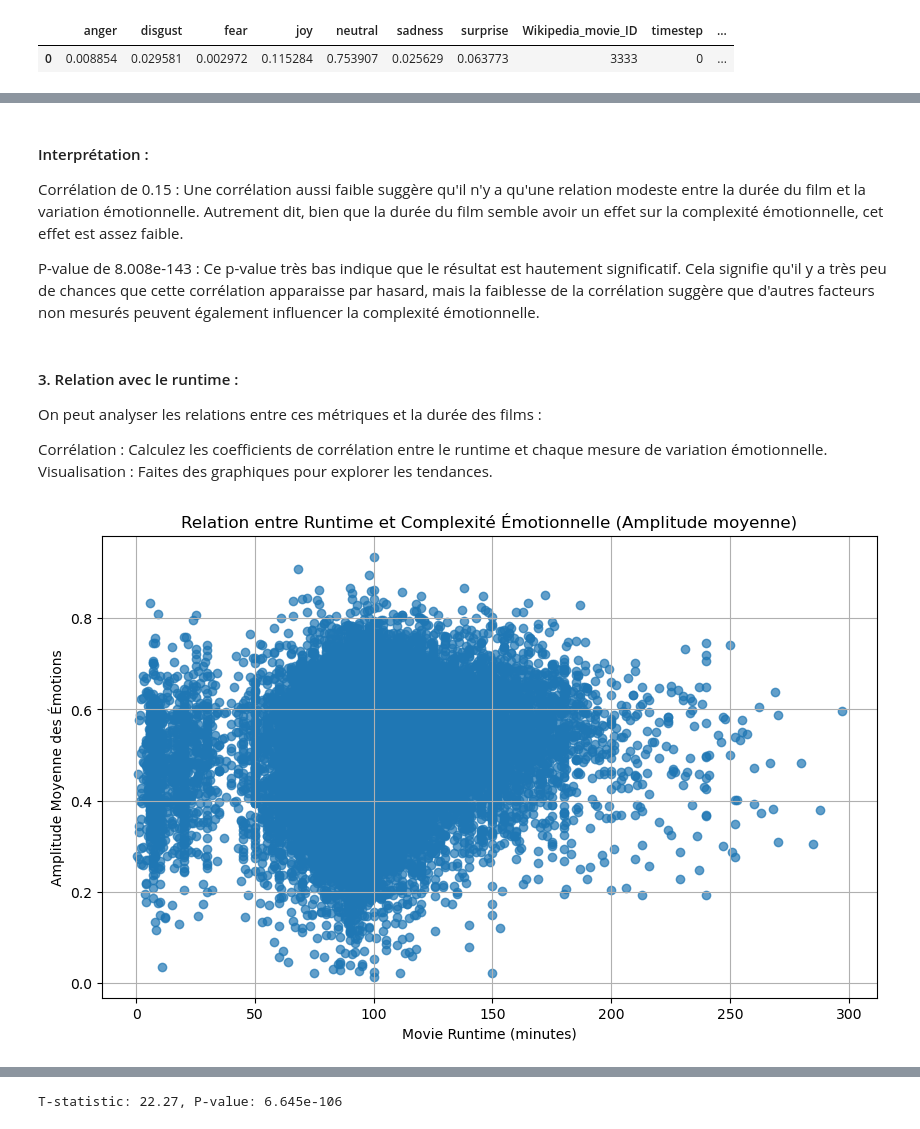
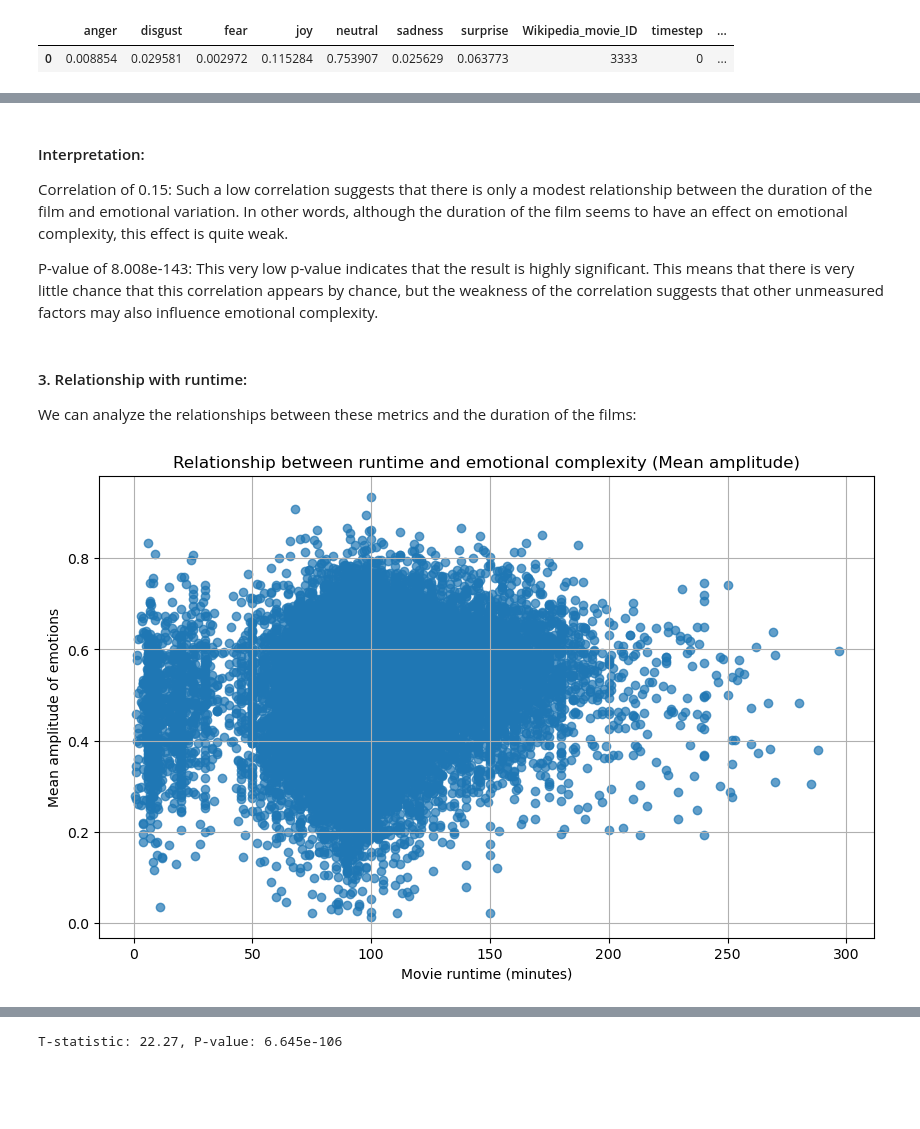
Before and after one commit to epfl-ada/ada-2024-project-dataffoneurs, a Jupyter notebook: src/scripts/notebooks/emotional_complexity.ipynb, the cells around one changed output, grey strips where cells are left out. Drawn from its saved outputs; the diff is of its cells as text; code cells hidden in the pictures; blank space fills up the shorter version.

```diff
--- a/src/scripts/notebooks/emotional_complexity.ipynb
+++ b/src/scripts/notebooks/emotional_complexity.ipynb
@@ -195,32 +182,29 @@ Corrélation : 0.15, P-value : 8.008e-143
 # %% [markdown]
-#### Interprétation :
-Corrélation de 0.15 : Une corrélation aussi faible suggère qu'il n'y a qu'une relation modeste entre la durée du film et la variation émotionnelle. Autrement dit, bien que la durée du film semble avoir un effet sur la complexité émotionnelle, cet effet est assez faible.
+#### Interpretation:
+Correlation of 0.15: Such a low correlation suggests that there is only a modest relationship between the duration of the film and emotional variation. In other words, although the duration of the film seems to have an effect on emotional complexity, this effect is quite weak.
 
-P-value de 8.008e-143 : Ce p-value très bas indique que le résultat est hautement significatif. Cela signifie qu'il y a très peu de chances que cette corrélation apparaisse par hasard, mais la faiblesse de la corrélation suggère que d'autres facteurs non mesurés peuvent également influencer la complexité émotionnelle.
+P-value of 8.008e-143: This very low p-value indicates that the result is highly significant. This means that there is very little chance that this correlation appears by chance, but the weakness of the correlation suggests that other unmeasured factors may also influence emotional complexity.
 # %% [markdown]
-#### 3. Relation avec le runtime :
-On peut analyser les relations entre ces métriques et la durée des films :
-
-Corrélation : Calculez les coefficients de corrélation entre le runtime et chaque mesure de variation émotionnelle.
-Visualisation : Faites des graphiques pour explorer les tendances.
+#### 3. Relationship with runtime:
+We can analyze the relationships between these metrics and the duration of the films:
 # %%
 def plot_runtime_vs_emotion_amplitude(emotion_metrics):
     # Calculate mean amplitude of emotions
     emotion_metrics["mean_amplitude"] = emotion_metrics[[col for col in emotion_metrics.columns if "lambda_0" in col]].mean(axis=1)
 
     # Plot the relationship between movie runtime and mean amplitude of emotions
     plt.figure(figsize=(10, 6))
     plt.scatter(emotion_metrics["Movie_runtime"], emotion_metrics["mean_amplitude"], alpha=0.7)
-    plt.title("Relation entre Runtime et Complexité Émotionnelle (Amplitude moyenne)")
-    plt.xlabel("Movie Runtime (minutes)")
-    plt.ylabel("Amplitude Moyenne des Émotions")
+    plt.title("Relationship between runtime and emotional complexity (Mean amplitude)")
+    plt.xlabel("Movie runtime (minutes)")
+    plt.ylabel("Mean amplitude of emotions")
     plt.grid()
     plt.show()
 
 # Usage
 plot_runtime_vs_emotion_amplitude(emotion_metrics)
 # %% [output]
-[figure, old version]
+[figure, new version]
 # %%
 def plot_emotion_variation_by_runtime(metrics_per_film):
     # Boxplot of emotional variations by runtime category
```
Also changed, not shown: parts of 8 cells of this notebook, 13 other files.
